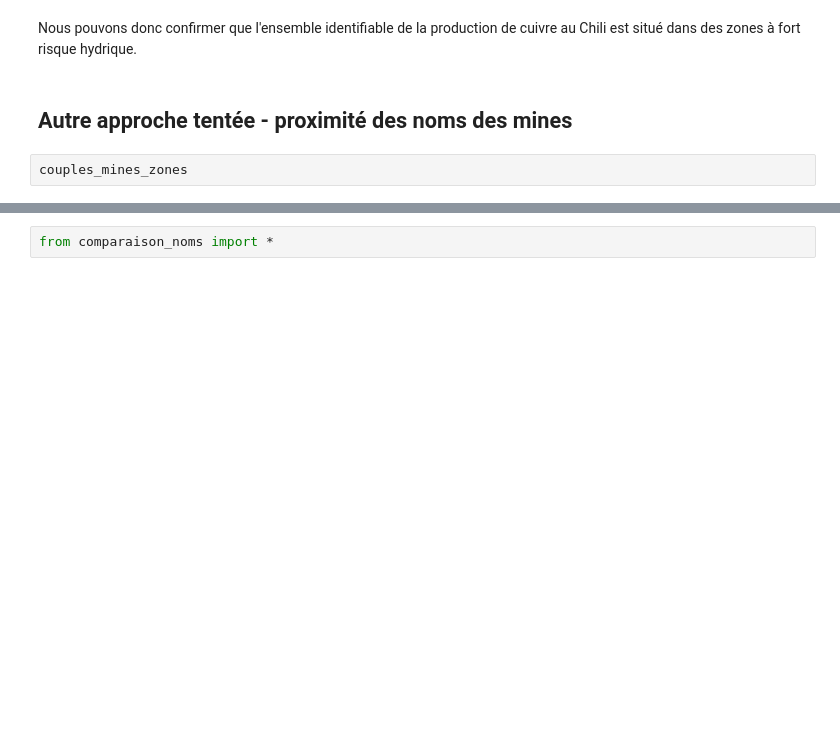
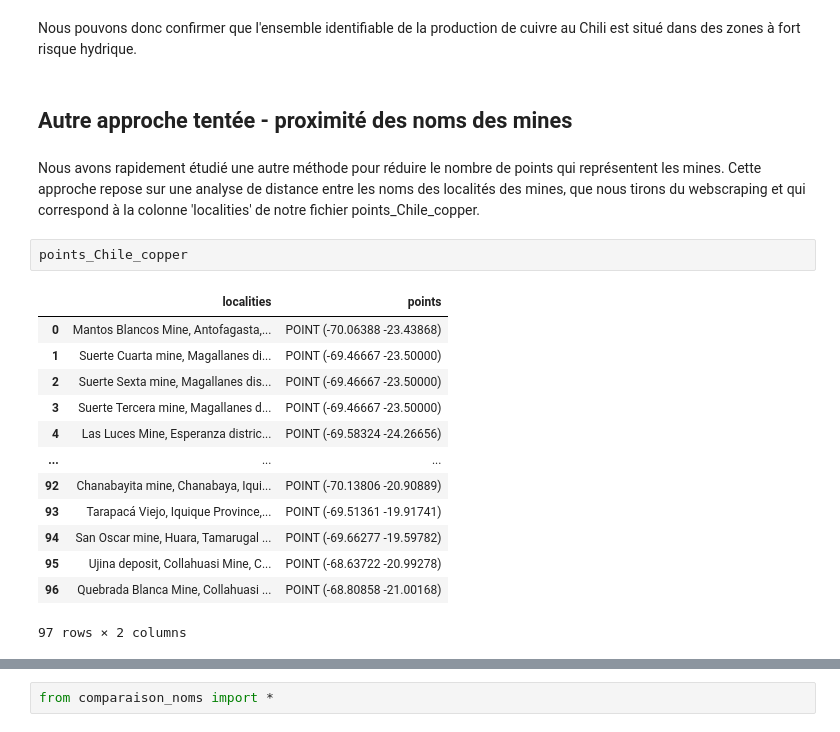
Before and after one commit to Suzie14/Mines, a Jupyter notebook: Main.ipynb, the cells around one changed output, grey strips where cells are left out. Drawn from its saved outputs; the diff is of its cells as text; blank space fills up the shorter version.

```diff
--- a/Main.ipynb
+++ b/Main.ipynb
@@ -212,5 +225,21 @@ calcul_pourcentages_zones_mineral(scenario, couples_mines_zones, df_total)
 Nous pouvons donc confirmer que l'ensemble identifiable de la production de cuivre au Chili est situé dans des zones à fort risque hydrique.
 # %% [markdown]
 ## Autre approche tentée - proximité des noms des mines
-# %%
-couples_mines_zones
+# %% [markdown]
+Nous avons rapidement étudié une autre méthode pour réduire le nombre de points qui représentent les mines. Cette approche repose sur une analyse de distance entre les noms des localités des mines, que nous tirons du webscraping et qui correspond à la colonne 'localities' de notre fichier points_Chile_copper.
+# %%
+points_Chile_copper
+# %% [output]
+|  | localities | points |
+| 0 | Mantos Blancos Mine, Antofagasta,... | POINT (-70.06388 -23.43868) |
+| 1 | Suerte Cuarta mine, Magallanes di... | POINT (-69.46667 -23.50000) |
+| 2 | Suerte Sexta mine, Magallanes dis... | POINT (-69.46667 -23.50000) |
+| 3 | Suerte Tercera mine, Magallanes d... | POINT (-69.46667 -23.50000) |
+| 4 | Las Luces Mine, Esperanza distric... | POINT (-69.58324 -24.26656) |
+| ... | ... | ... |
+| 92 | Chanabayita mine, Chanabaya, Iqui... | POINT (-70.13806 -20.90889) |
+| 93 | Tarapacá Viejo, Iquique Province,... | POINT (-69.51361 -19.91741) |
+| 94 | San Oscar mine, Huara, Tamarugal ... | POINT (-69.66277 -19.59782) |
+| 95 | Ujina deposit, Collahuasi Mine, C... | POINT (-68.63722 -20.99278) |
+| 96 | Quebrada Blanca Mine, Collahuasi ... | POINT (-68.80858 -21.00168) |
+97 rows × 2 columns
```
Also changed, not shown: parts of 11 cells of this notebook, 1 other file.
